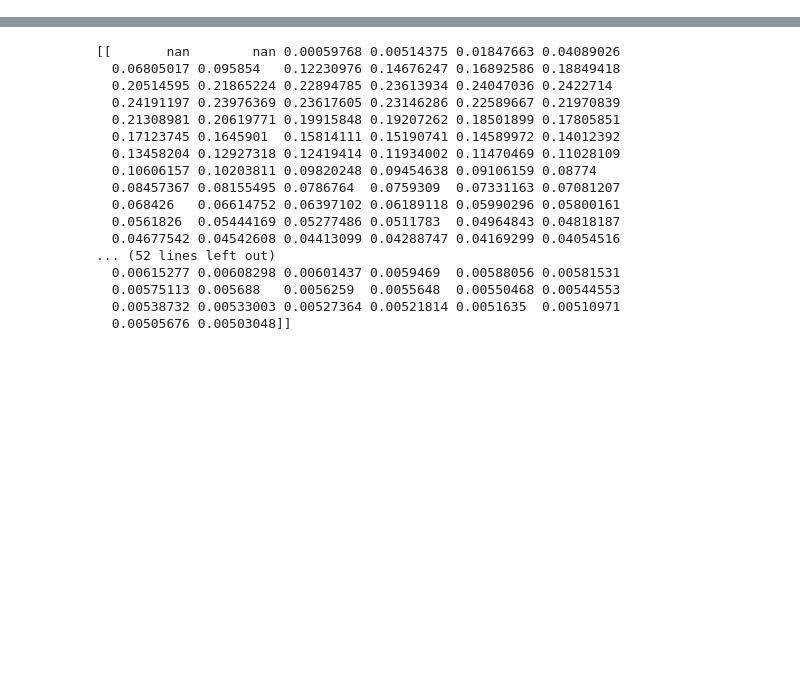
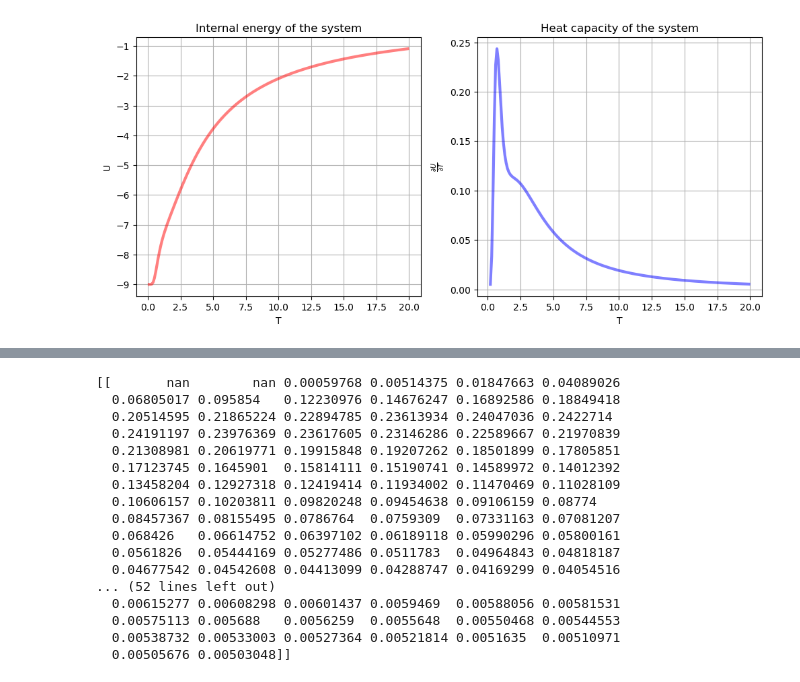
Before and after one commit to JedrekSt/PhaseTransitions, a Jupyter notebook: star_ising.ipynb, the cells around one changed output, grey strips where cells are left out. Cells and saved outputs as stored; diff of their text form; code cells hidden in the pictures; blank space fills up the shorter version.

```diff
--- a/star_ising.ipynb
+++ b/star_ising.ipynb
@@ -116,0 +120,32 @@ plt.show()
+# %%
+class Ising_sim_star_pbc(Ising_sim):
+    def Hamiltonian(self,**kwargs):
+        J2 = kwargs.get("J2",kwargs.get("J",1))
+        h = kwargs.get("h",0)
+        H0 = np.kron(super().Hamiltonian(**kwargs),np.eye(2**self.dim))
+        H1 = J2 * sum(sum(np.kron(self.S_[k][i],(self.S_[k][i]+self.S_[k][(i+1)%self.dim])) for i in range(self.dim)) for k in range(3))
+        H3 = np.kron(np.eye(2**self.dim),super().Hamiltonian(**kwargs))
+        return H0 + H1  + H3
+# %%
+model = Ising_sim_star_pbc(3,**{ "J" : 1, "J2" : 0.5})
+T,U,Cp = model.Get_data(**{"Tk" : 20})
+
+fig = plt.figure(figsize = (12,5))
+
+ax = fig.add_subplot(1,2,1)
+ax.plot(T,U,color = "red",alpha = 0.5,lw = 3)
+ax.set_xlabel("T")
+ax.set_ylabel("U")
+ax.set_title("Internal energy of the system")
+ax.grid(True)
+
+ax = fig.add_subplot(1,2,2)
+ax.plot(T,Cp,color = "blue", alpha = 0.5,lw = 3)
+ax.set_xlabel("T")
+ax.set_ylabel(r"$\frac{\partial U}{\partial T}$")
+ax.set_title("Heat capacity of the system")
+ax.grid(True)
+
+plt.show()
+# %% [output]
+[figure, added]
```
Also changed, not shown: parts of 3 cells of this notebook, 1 other file.
